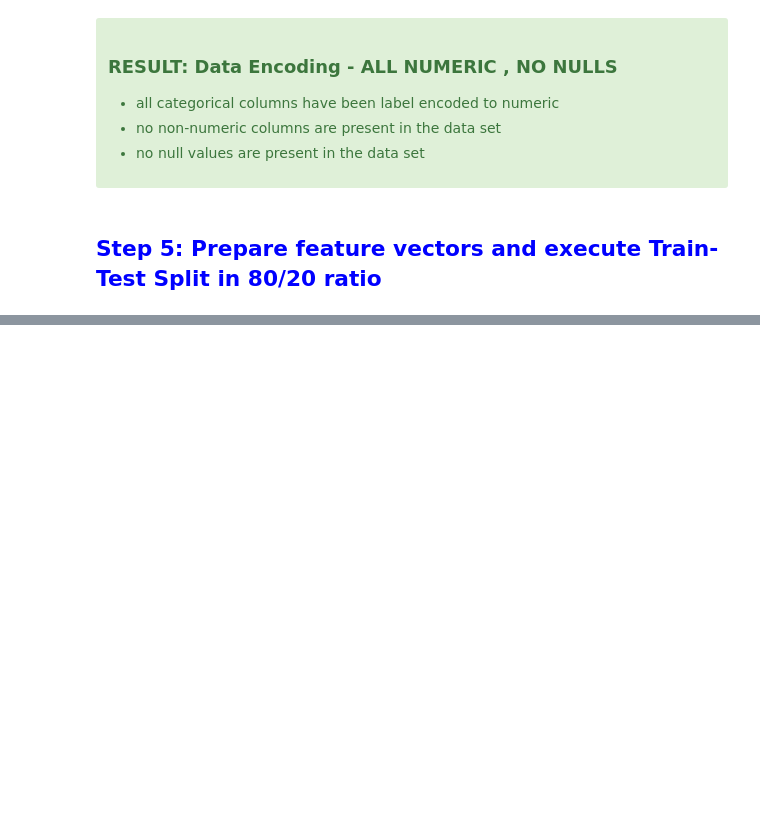
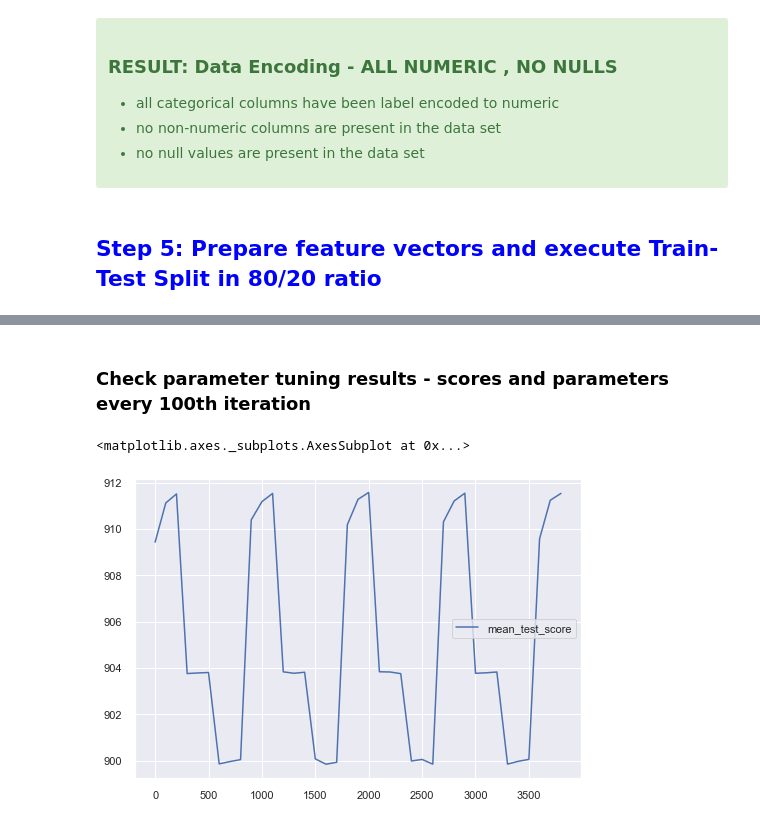
Before and after one commit to jchowdhury82/Used_Car_Price_Predictor, a Jupyter notebook: UsedCarEDA-v1.ipynb, the cells around one changed output, grey strips where cells are left out. Cells and saved outputs as stored; diff of their text form; code cells hidden in the pictures; blank space fills up the shorter version.

```diff
--- a/UsedCarEDA-v1.ipynb
+++ b/UsedCarEDA-v1.ipynb
@@ -865,4 +989,13 @@ _2 ensemble tree based models and 2 linear models are selected for analysis_
 # %%
+'''
+Best params for RandomForestRegressor obtained earlier -->
+{'n_estimators': 1000, 'min_samples_split': 5, 'min_samples_leaf': 1, 'max_features': 'auto', 'max_depth': 45}
+
+Best params for XGBoostRegressor obtained earlier -->
+{'n_estimators': 1800, 'min_child_weight': 4, 'max_depth': 10, 'gamma': 1.1, 'colsample_bytree': 0.9}
+'''
+
+
 from mlxtend.regressor import StackingRegressor
 
 #Initializing base estimators
@@ -870,23 +1003,21 @@ xg = XGBRegressor()
 rf = RandomForestRegressor(random_state=1)
 
 #Initializing meta regressor
-meta_svr = SVR(kernel='rbf')
-
-
-regressors = [xg, rf]
+xg_meta = XGBRegressor()
 
 #Stacking the various regressors initialized before
-stack = StackingRegressor(regressors = regressors,
-                          meta_regressor = meta_svr)
+stack = StackingRegressor(regressors = [xg, rf],
+                          meta_regressor = xg_meta)
 
 # Define grid search params
-params = {  'randomforestregressor__max_depth': [5,10,15],
-            'randomforestregressor__n_estimators': [500,1000],
-            'xgbregressor__gamma': [0.5, 1],
+params = {  'randomforestregressor__max_depth': [10,20,30,40],
+            'randomforestregressor__n_estimators': [500,750,1000],
+            'xgbregressor__gamma': [0.5, 1,1.5],
             'xgbregressor__max_depth':  [5,10,15],
-            'xgbregressor__n_estimators': [500,1000],
-            'meta_regressor__C': [0.1, 1.0, 10.0],
-            'meta_regressor__gamma': [0.1, 1.0]
+            'xgbregressor__n_estimators': [500,1000,1500],
+            'meta_regressor__gamma': [0.5, 1,1.5],
+            'meta_regressor__max_depth':  [5,10],
+            'meta_regressor__n_estimators': [500,1000]
         }
 
 
@@ -896,8 +1027,9 @@ params = {  'randomforestregressor__max_depth': [5,10,15],
 grid = GridSearchCV(
                     estimator=stack,
                     param_grid=params,
-                    cv=5,
-                    verbose = 1,
+                    cv=3,
+                    verbose = 2,
+                    n_jobs = -1,
                     refit=True
                     )
 
@@ -913,3 +1061,14 @@ Best: -0.007225 using {'meta_regressor__C': 10.0, 'meta_regressor__gamma': 0.1,
+# %% [markdown]
+### Check parameter tuning results - scores and parameters every 100th iteration
+# %%
+test_scores = grid.cv_results_['mean_test_score'] * 1000
+df_stack_test_scores = pd.DataFrame(test_scores, columns=["mean_test_score"])
+df_stack_test_scores[df_stack_test_scores.index%100 == 0].plot()
+
+# the score oscillates between 0.900 and 0.912
+# %% [output]
+<matplotlib.axes._subplots.AxesSubplot at 0x...>
+[figure, added]
 # %%
 cv_keys = ('mean_test_score', 'std_test_score', 'params')
 
```
Also changed, not shown: parts of 37 cells of this notebook, 3 other files.
